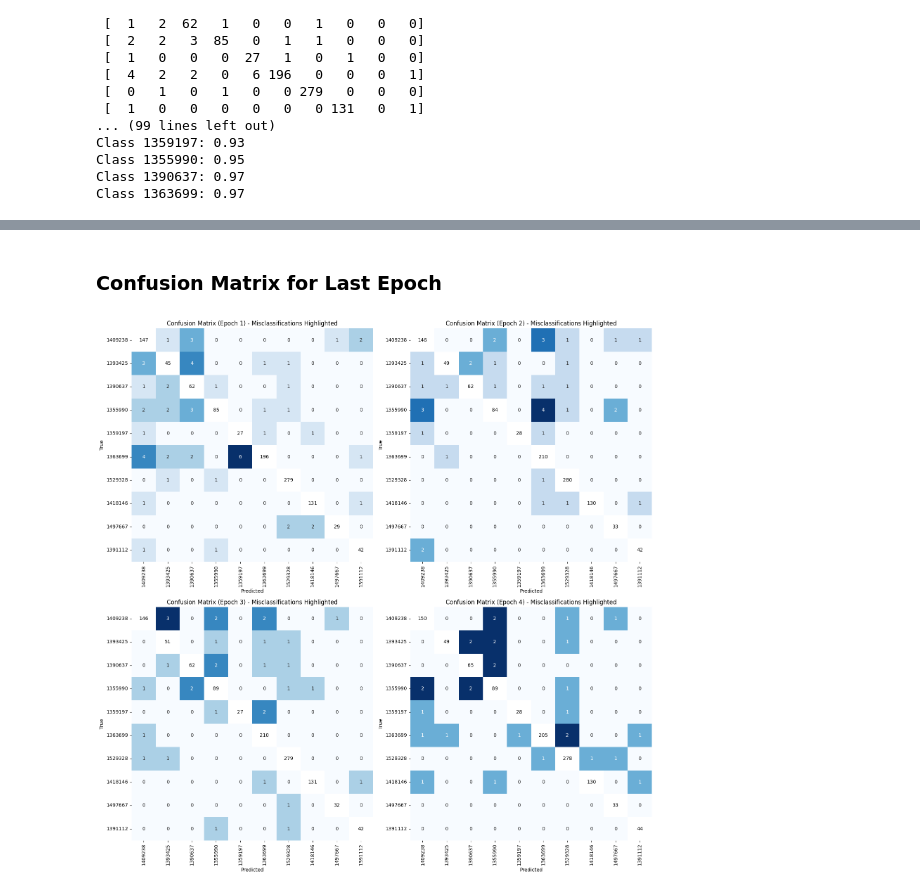
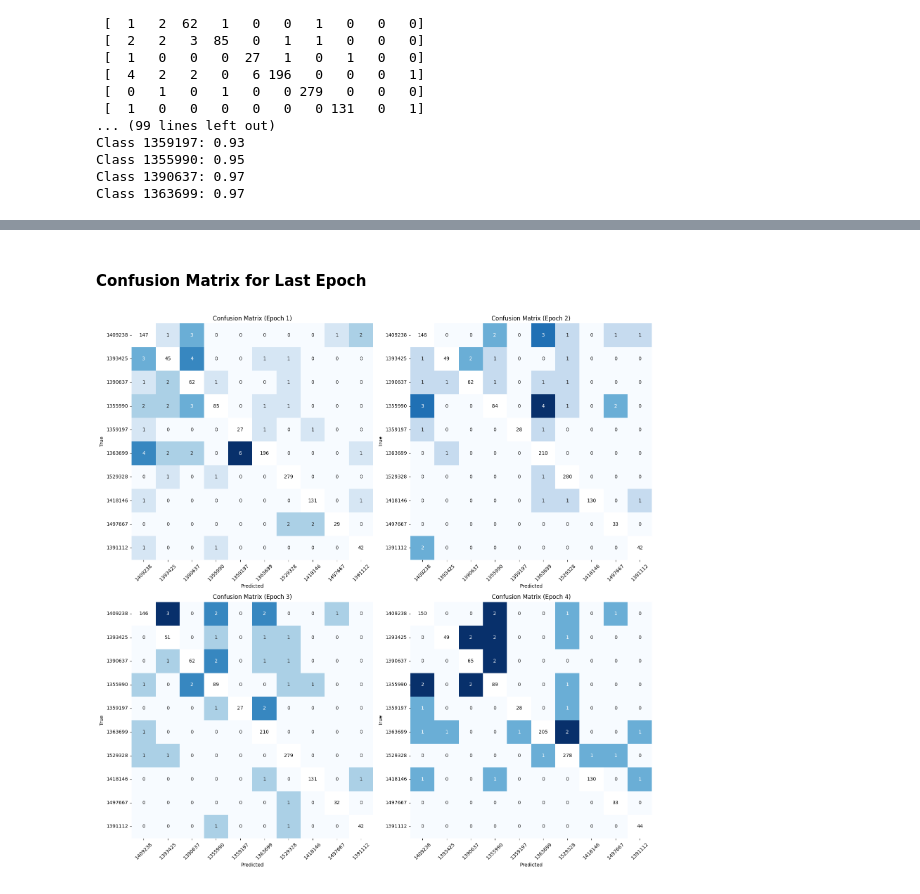
Before and after one commit to wieczorekaleksandra/trees_recognition, a Jupyter notebook: model_visualization.ipynb, the cells around one changed output, grey strips where cells are left out. Saved outputs shown, nothing was run; the diff lists cells and outputs as text; code cells hidden in the pictures.

```diff
--- a/model_visualization.ipynb
+++ b/model_visualization.ipynb
@@ -36,13 +34,12 @@ import pickle
 with open('metrics_data.pkl', 'wb') as f:
     pickle.dump(metrics, f)
 # %%
-# Load metrics from a file
 with open('metrics_data.pkl', 'rb') as f:
-    loaded_metrics = pickle.load(f)
+    metrics = pickle.load(f)
 # %% [markdown]
 #### data in CLI
 # %%
-for epoch_data in loaded_metrics:
+for epoch_data in metrics:
         print(f"\nEpoch {epoch_data['epoch']} Metrics:")
         print(f"Loss: {epoch_data['loss']:.4f}")
         print(f"Overall Accuracy: {epoch_data['overall_accuracy']:.2f}%")
@@ -75,0 +106,13 @@ Class 1363699: 0.97
+# %%
+accuracy_per_epoch = [epoch_data['overall_accuracy'] for epoch_data in metrics]
+
+plt.figure(figsize=(8, 6))
+plt.plot(range(1, len(accuracy_per_epoch) + 1), accuracy_per_epoch, marker='o', color='green')
+for i, value in enumerate(accuracy_per_epoch):
+    plt.annotate(f'{value:.2f}', (i + 1, value), textcoords="offset points", xytext=(0,10), ha='center')
+
+plt.title('Accuracy per Epoch')
+plt.xlabel('Epoch')
+plt.ylabel('Accuracy (%)')
+plt.grid(True)
+plt.show()
@@ -76,15 +121,8 @@ Class 1363699: 0.97
 # %% [markdown]
-### Confusion Matrix for Last Epoch
+#### Confusion Matrix for Last Epoch
 # %%
-import numpy as np
-import seaborn as sns
-import matplotlib.pyplot as plt
-
-# Number of epochs (based on the number of metrics returned)
 num_epochs = len(metrics)
-
-# Calculate number of rows needed for a 2-column layout
-n_rows = (num_epochs + 1) // 2  # Integer division rounding up if odd
+n_rows = (num_epochs + 1) // 2
 
 # Create subplots with 2 columns
 fig, axes = plt.subplots(n_rows, 2, figsize=(16, n_rows * 8))  # Adjust figure size to match the number of rows
@@ -96,38 +134,37 @@ axes = axes.flatten()
 for epoch in range(num_epochs):
     # Get confusion matrix for the current epoch
     conf_matrix = metrics[epoch]['confusion_matrix']
-    selected_classes = resnet.get_class_names(f'{PATH_TO_PLANTNET_300K}/train_temp')  # Modify this if necessary
+    selected_classes = resnet.get_class_names(f'{PATH_TO_PLANTNET_300K}/train_temp')
 
     # Create a copy of the confusion matrix for coloring and mask the diagonal
     conf_matrix_for_coloring = conf_matrix.astype(float)
     np.fill_diagonal(conf_matrix_for_coloring, np.nan)
 
     # Plot the confusion matrix on the respective axis
     sns.heatmap(conf_matrix_for_coloring, annot=conf_matrix, fmt='d', cmap='Blues', ax=axes[epoch],
                 xticklabels=selected_classes, yticklabels=selected_classes,
-                mask=np.isnan(conf_matrix_for_coloring), cbar_kws={'label': 'Number of Misclassifications'},
+                mask=np.isnan(conf_matrix_for_coloring),
                 cbar=False)  # Disable cbar for clarity in multi-plot
 
-    # Add diagonal values manually after coloring
     for i in range(len(conf_matrix)):
         axes[epoch].text(i + 0.5, i + 0.5, conf_matrix[i, i], ha="center", va="center", color="black", fontsize=10)
 
     # Set title for each plot
-    axes[epoch].set_title(f'Confusion Matrix (Epoch {epoch + 1}) - Misclassifications Highlighted')
+    axes[epoch].set_title(f'Confusion Matrix (Epoch {epoch + 1})')
 
     # Modify x-axis labels to be vertical
-    axes[epoch].tick_params(axis='x', rotation=90)
+    axes[epoch].tick_params(axis='x', rotation=45)
 
     # Set axis labels
     axes[epoch].set_xlabel('Predicted')
     axes[epoch].set_ylabel('True')
 
 # Hide any unused subplots if number of epochs is odd
 if num_epochs % 2 != 0:
     axes[-1].axis('off')
 
 # Adjust the layout
 plt.tight_layout()
 plt.show()
 # %% [output]
-[figure, old version]
+[figure, new version]
```
Also changed, not shown: parts of 11 cells of this notebook, 1 other file.
